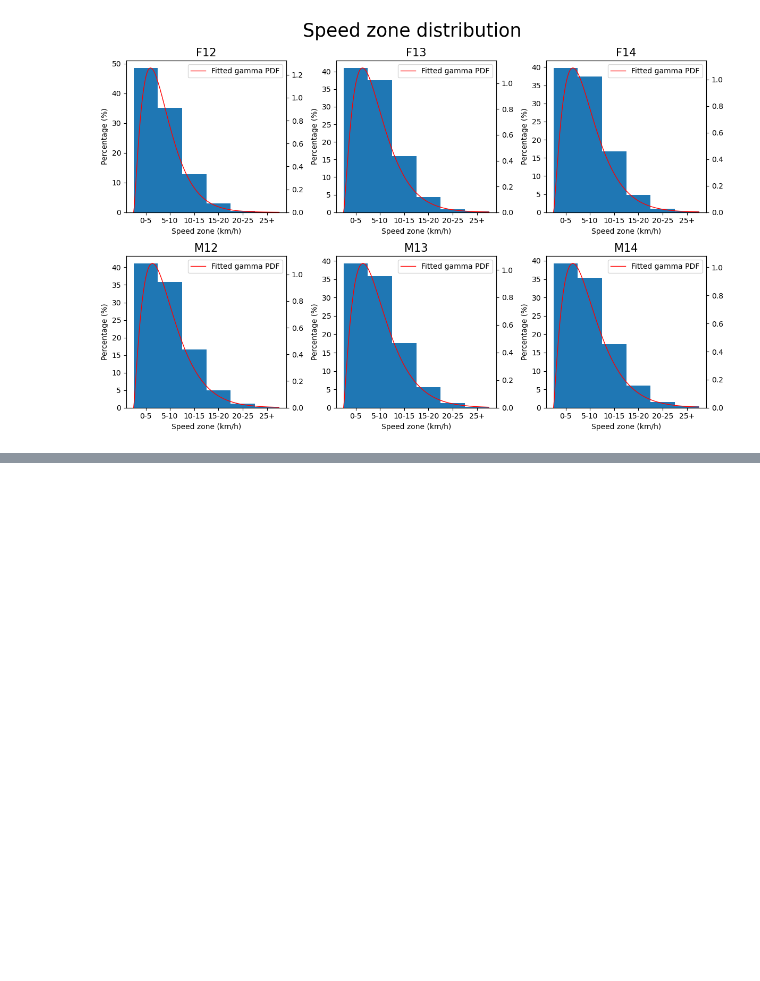
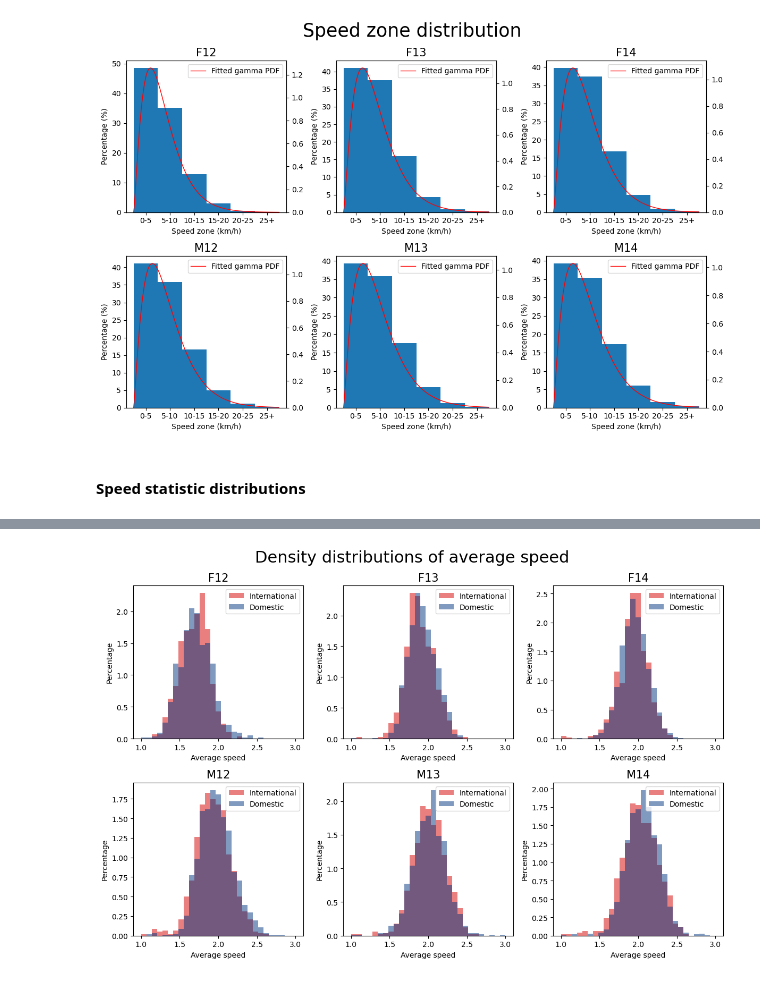
Before and after one commit to konstanyman/thesis_analysis, a Jupyter notebook: processing/intensity.ipynb, the cells around one changed output, grey strips where cells are left out. Saved outputs shown, nothing was run; the diff lists cells and outputs as text; code cells hidden in the pictures; blank space fills up the shorter version.

Commit message:
first intensity results

```diff
--- a/processing/intensity.ipynb
+++ b/processing/intensity.ipynb
@@ -52,3 +65,10 @@ df.head()
 for zone in ['0_5', '5_10', '10_15', '15_20', '20_25', '25_plus']:
     df[f'time_in_speed_zone_{zone}'] = df[f'time_in_speed_zone_{zone}_first'] + df[f'time_in_speed_zone_{zone}_second']
     zone_vars.append(f"time_in_speed_zone_{zone}")
+# %%
+# reorder columns
+df = df[info_vars + speed_vars + time_vars + dist_vars + ac_de_vars + zone_vars]
+
+# replace 0 values with NaN
+not_info_vars = speed_vars + time_vars + dist_vars + ac_de_vars + zone_vars
+df[not_info_vars] = df[not_info_vars].replace(0, np.nan)
@@ -68,8 +98,8 @@ axes = axes.flatten()
 df_grouped = df.groupby('age')
 
 # Shortened labels for speed zones
-short_labels = ['0-5', '5-10', '10-15', '15-20', '20-25', '25+']
-bin_midpoints = np.array([2.5, 7.5, 12.5, 17.5, 22.5, 27.5])
+zone_labels = ['0-5', '5-10', '10-15', '15-20', '20-25', '25+']
+zone_midpoints = np.array([2.5, 7.5, 12.5, 17.5, 22.5, 27.5])
 
 bar_width = 5 # width of the speed zone (0-5, 5-10, etc.)
 
@@ -89,7 +119,7 @@ for i, (group_name, df_group) in enumerate(df_grouped):
     percentage_zones = (summed_zones / total_time) * 100
 
     # Reconstruct pseudo-speed data for fitting (or use real speeds if available)
-    pseudo_speeds = np.repeat(bin_midpoints, (percentage_zones.values * 10).astype(int))  # scaling for sample size
+    pseudo_speeds = np.repeat(zone_midpoints, (percentage_zones.values * 10).astype(int))  # scaling for sample size
 
     # Fit gamma distribution
     gamma_params = stats.gamma.fit(pseudo_speeds, floc=0)
@@ -107,12 +137,12 @@ for i, (group_name, df_group) in enumerate(df_grouped):
     pdf_scaled = pdf * bin_width
     pdf_scaled = pdf_scaled / pdf_scaled.sum() * 100  # scale to percentage
 
-    axes[i].bar(bin_midpoints, percentage_zones.values, width=bar_width)
+    axes[i].bar(zone_midpoints, percentage_zones.values, width=bar_width)
     axes[i].set_title(group_name, fontsize=15)
     axes[i].set_xlabel('Speed zone (km/h)', fontsize=10)
     axes[i].set_ylabel('Percentage (%)', fontsize=10)
-    axes[i].set_xticks(bin_midpoints)
-    axes[i].set_xticklabels(short_labels)
+    axes[i].set_xticks(zone_midpoints)
+    axes[i].set_xticklabels(zone_labels)
 
     # Twin y-axis for the gamma PDF
     ax2 = axes[i].twinx()
@@ -126,3 +156,54 @@ fig.suptitle('Speed zone distribution', fontsize=25)
 plt.tight_layout()
 # %% [output]
 [figure]
+# %% [markdown]
+#### Speed statistic distributions
+# %%
+# create a distribution plot for the average speed
+fig, axes = plt.subplots(2, 3, figsize=(12, 8))
+axes = axes.flatten()
+
+# Define colors
+colors = ['#003580', '#d50000']
+
+df_grouped = df.groupby('age')
+
+for i, (group_name, df_group) in enumerate(df_grouped):
+    avg_speed_dom = df_group.loc[df_group['team_int'] == 0, 'avg_speed']
+    avg_speed_int = df_group.loc[df_group['team_int'] == 1, 'avg_speed']
+
+    ax = axes[i]
+
+    # Remove NaN values for KS test
+    avg_speed_dom = avg_speed_dom.dropna()
+    avg_speed_int = avg_speed_int.dropna()
+
+    ks_stat, p = ks_2samp(avg_speed_dom, avg_speed_int)
+    print(f"Age group: {group_name}")
+    print(f"KS statistic: {ks_stat}, p-value: {p}")
+
+    # Plot first histogram (overlap=True)
+
+    ax.hist(avg_speed_int,
+        alpha=0.5,
+        label='International',
+        bins=np.linspace(1.0, 3.0, 30),
+        color=colors[1],
+        density=True)
+
+    ax.hist(avg_speed_dom,
+        alpha=0.5,
+        label='Domestic',
+        bins=np.linspace(1.0, 3.0, 30),
+        color=colors[0],
+        density=True)
+
+    ax.set_xlabel('Average speed', fontsize=10)
+    ax.set_ylabel('Percentage', fontsize=10)
+    ax.set_title(f'{group_name}', fontsize=15)
+    ax.legend(loc='upper right')
+
+plt.suptitle("Density distributions of average speed", fontsize=22)
+plt.tight_layout()
+plt.show()
+# %% [output]
@@ -128,0 +222 @@ plt.tight_layout()
+[figure, added]
```
Also changed, not shown: parts of 22 cells of this notebook, 1 other file.
